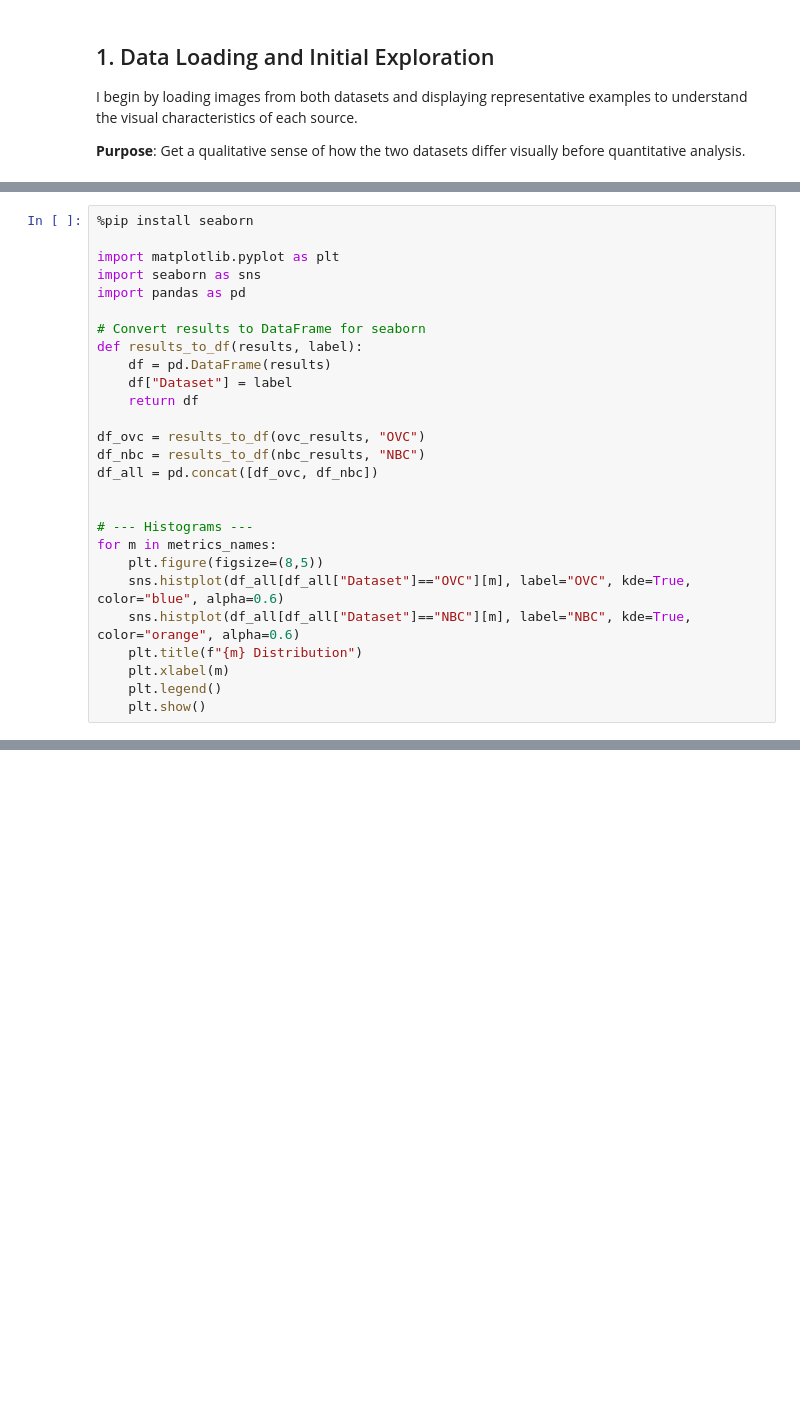
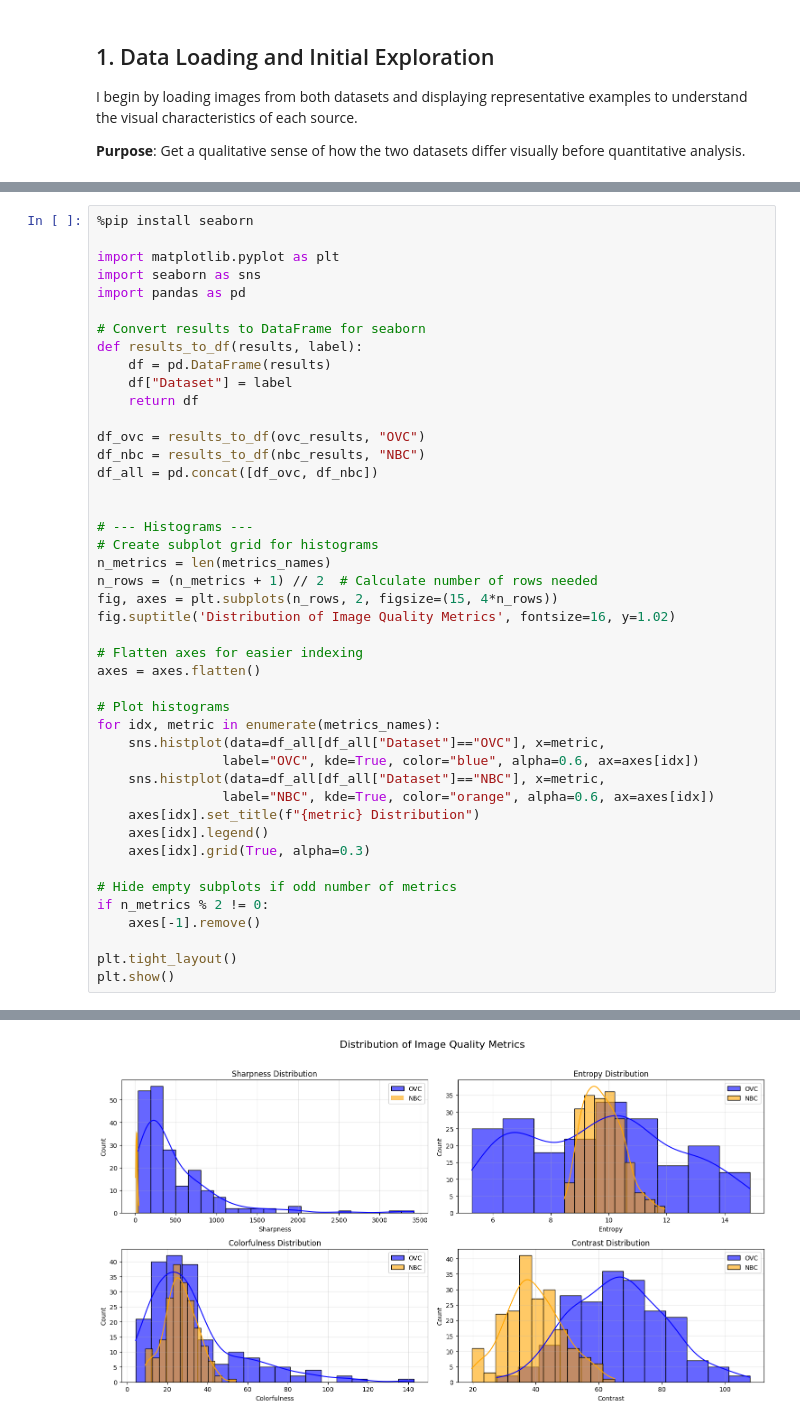
Before and after one commit to MeganSpielberg/fossil-ai-feedback, a Jupyter notebook: image_quality_assessment/general_image_quality.ipynb, the cells around one changed output, grey strips where cells are left out. Cells and saved outputs as stored; diff of their text form; blank space fills up the shorter version.

```diff
--- a/image_quality_assessment/general_image_quality.ipynb
+++ b/image_quality_assessment/general_image_quality.ipynb
@@ -398,11 +385,29 @@ df_all = pd.concat([df_ovc, df_nbc])
 
 
 # --- Histograms ---
-for m in metrics_names:
-    plt.figure(figsize=(8,5))
-    sns.histplot(df_all[df_all["Dataset"]=="OVC"][m], label="OVC", kde=True, color="blue", alpha=0.6)
-    sns.histplot(df_all[df_all["Dataset"]=="NBC"][m], label="NBC", kde=True, color="orange", alpha=0.6)
-    plt.title(f"{m} Distribution")
-    plt.xlabel(m)
-    plt.legend()
-    plt.show()
+# Create subplot grid for histograms
+n_metrics = len(metrics_names)
+n_rows = (n_metrics + 1) // 2  # Calculate number of rows needed
+fig, axes = plt.subplots(n_rows, 2, figsize=(15, 4*n_rows))
+fig.suptitle('Distribution of Image Quality Metrics', fontsize=16, y=1.02)
+
+# Flatten axes for easier indexing
+axes = axes.flatten()
+
+# Plot histograms
+for idx, metric in enumerate(metrics_names):
+    sns.histplot(data=df_all[df_all["Dataset"]=="OVC"], x=metric,
+                label="OVC", kde=True, color="blue", alpha=0.6, ax=axes[idx])
+    sns.histplot(data=df_all[df_all["Dataset"]=="NBC"], x=metric,
+                label="NBC", kde=True, color="orange", alpha=0.6, ax=axes[idx])
+    axes[idx].set_title(f"{metric} Distribution")
+    axes[idx].legend()
+    axes[idx].grid(True, alpha=0.3)
+
+# Hide empty subplots if odd number of metrics
+if n_metrics % 2 != 0:
+    axes[-1].remove()
+
+plt.tight_layout()
+plt.show()
+# %% [output]
@@ -408,0 +432 @@ for m in metrics_names:
+[figure, added]
```
Also changed, not shown: parts of 34 cells of this notebook, 3 other files.
